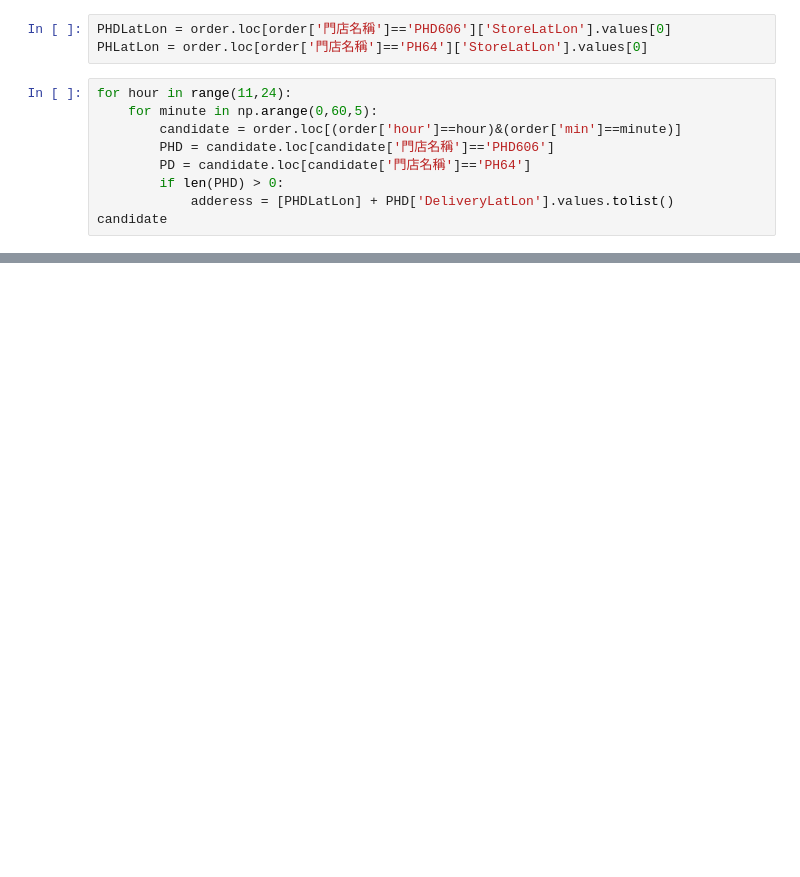
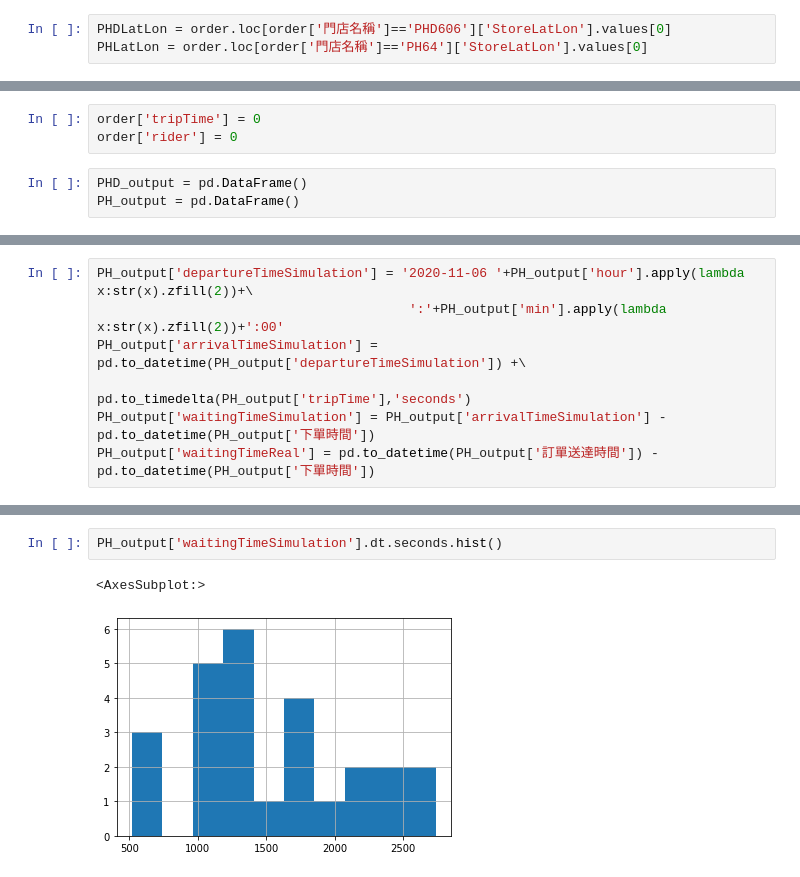
Before and after one commit to Mingyi1995/FoodDeliveryRidesharing, a Jupyter notebook: StaticAssign.ipynb, the cells around one changed output, grey strips where cells are left out. Saved outputs shown, nothing was run; the diff lists cells and outputs as text; blank space fills up the shorter version.

```diff
--- a/StaticAssign.ipynb
+++ b/StaticAssign.ipynb
@@ -137,12 +152,3 @@ order
 # %%
 PHDLatLon = order.loc[order['門店名稱']=='PHD606']['StoreLatLon'].values[0]
 PHLatLon = order.loc[order['門店名稱']=='PH64']['StoreLatLon'].values[0]
-# %%
-for hour in range(11,24):
-    for minute in np.arange(0,60,5):
-        candidate = order.loc[(order['hour']==hour)&(order['min']==minute)]
-        PHD = candidate.loc[candidate['門店名稱']=='PHD606']
-        PD = candidate.loc[candidate['門店名稱']=='PH64']
-        if len(PHD) > 0:
-            adderess = [PHDLatLon] + PHD['DeliveryLatLon'].values.tolist()
-candidate
@@ -150,0 +165,6 @@ candidate
+# %%
+order['tripTime'] = 0
+order['rider'] = 0
+# %%
+PHD_output = pd.DataFrame()
+PH_output = pd.DataFrame()
@@ -150,0 +252,7 @@ candidate
+# %%
+PH_output['departureTimeSimulation'] = '2020-11-06 '+PH_output['hour'].apply(lambda x:str(x).zfill(2))+\
+                                        ':'+PH_output['min'].apply(lambda x:str(x).zfill(2))+':00'
+PH_output['arrivalTimeSimulation'] = pd.to_datetime(PH_output['departureTimeSimulation']) +\
+                                        pd.to_timedelta(PH_output['tripTime'],'seconds')
+PH_output['waitingTimeSimulation'] = PH_output['arrivalTimeSimulation'] - pd.to_datetime(PH_output['下單時間'])
+PH_output['waitingTimeReal'] = pd.to_datetime(PH_output['訂單送達時間']) - pd.to_datetime(PH_output['下單時間'])
@@ -150,0 +267,5 @@ candidate
+# %%
+PH_output['waitingTimeSimulation'].dt.seconds.hist()
+# %% [output]
+<AxesSubplot:>
+[figure, added]
```
Also changed, not shown: parts of 23 cells of this notebook.
